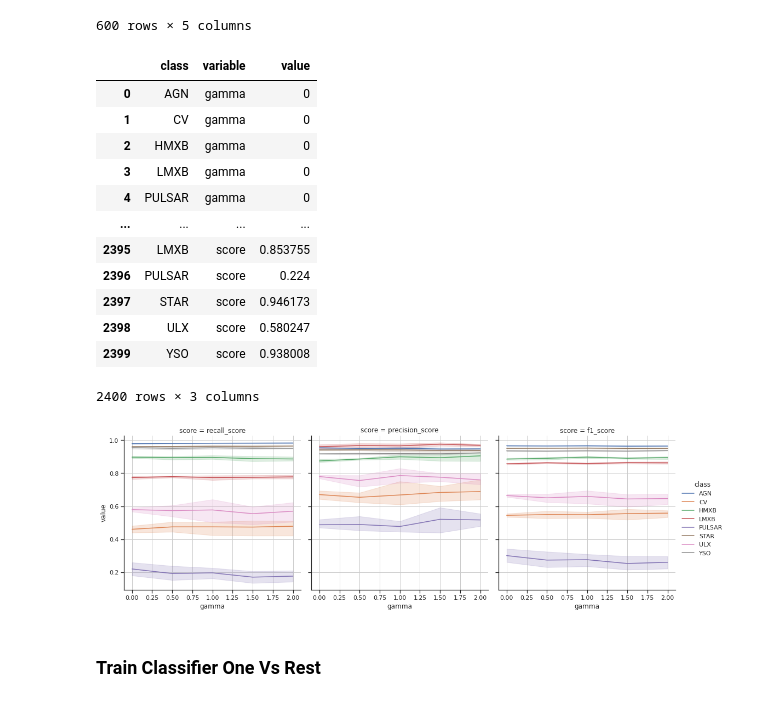
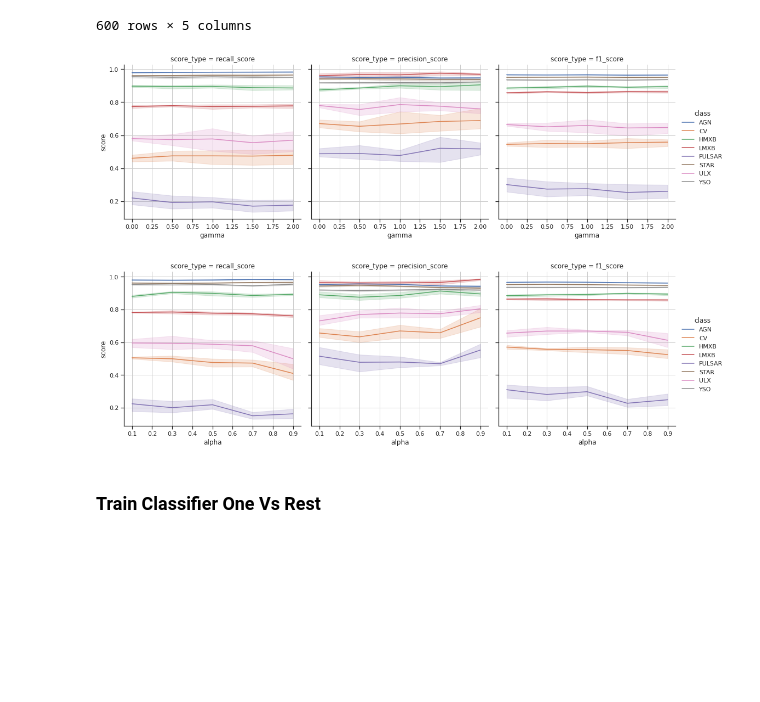
Before and after one commit to KumaranShivam5/aurora-server-final, a Jupyter notebook: lightGBM.ipynb, the cells around one changed output. Cells and saved outputs as stored; diff of their text form; code cells hidden in the pictures; blank space fills up the shorter version.

```diff
--- a/lightGBM.ipynb
+++ b/lightGBM.ipynb
@@ -238,34 +238,28 @@ res_df_melt
 | 598 | 2.0 | 0.9 | ULX | f1_score | 0.580247 |
 | 599 | 2.0 | 0.9 | YSO | f1_score | 0.938008 |
 600 rows × 5 columns
-# %%
-res_df_melt.melt(value_vars=['gamma' , 'alpha' , 'score_type' , 'score'] , id_vars=['class'])
-# %% [output]
-|  | class | variable | value |
-| 0 | AGN | gamma | 0 |
-| 1 | CV | gamma | 0 |
-| 2 | HMXB | gamma | 0 |
-| 3 | LMXB | gamma | 0 |
-| 4 | PULSAR | gamma | 0 |
-| ... | ... | ... | ... |
-| 2395 | LMXB | score | 0.853755 |
-| 2396 | PULSAR | score | 0.224 |
-| 2397 | STAR | score | 0.946173 |
-| 2398 | ULX | score | 0.580247 |
-| 2399 | YSO | score | 0.938008 |
-2400 rows × 3 columns
 # %%
 sns.relplot(
     data = res_df_melt.reset_index() ,
     x = 'gamma' ,
-    y = 'value' ,
+    y = 'score' ,
     hue ='class' ,
     kind='line' ,
-    col = 'score'
+    col = 'score_type'
 )
 plt.show()
+sns.relplot(
+    data = res_df_melt.reset_index() ,
+    x = 'alpha' ,
+    y = 'score' ,
+    hue ='class' ,
+    kind='line' ,
+    col = 'score_type'
+)
+plt.show()
 # %% [output]
-[figure, old version]
+[figure, new version]
+[figure, added]
 # %% [markdown]
 ### Train Classifier One Vs Rest
 # %%
```
